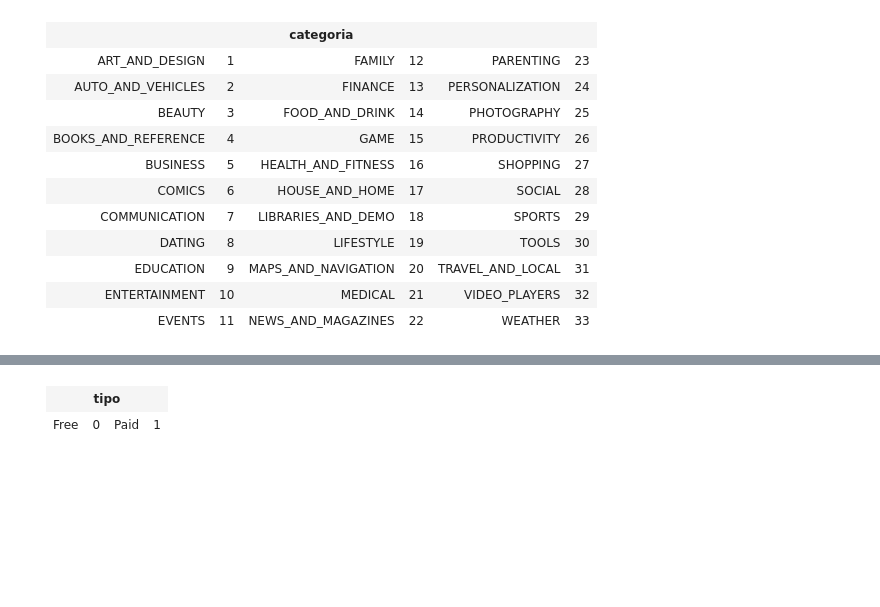
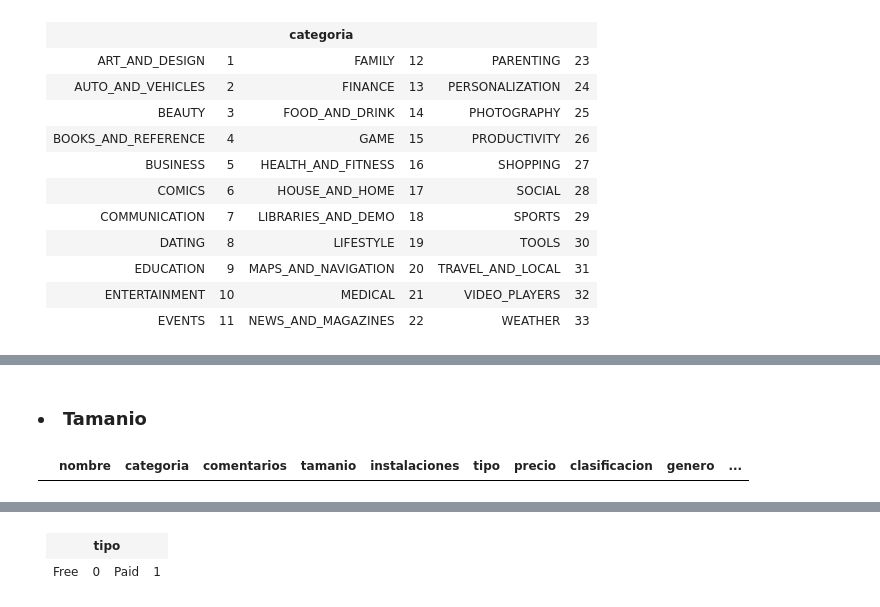
Before and after one commit to OscarAnCorzo/proyecto-ai, a Jupyter notebook: notebook/proyecto_2.ipynb, the cells around one changed output, grey strips where cells are left out. Saved outputs shown, nothing was run; the diff lists cells and outputs as text; code cells hidden in the pictures; blank space fills up the shorter version.

```diff
--- a/notebook/proyecto_2.ipynb
+++ b/notebook/proyecto_2.ipynb
@@ -262,0 +261,6 @@ def conversion(s):
+# %% [markdown]
+<h3><li>Tamanio</li></h3>
+# %%
+d[d.tamanio.isnull()]
+# %% [output]
+|  | nombre | categoria | comentarios | tamanio | instalaciones | tipo | precio | clasificacion | genero | ... |
```
Also changed, not shown: parts of 19 cells of this notebook.
